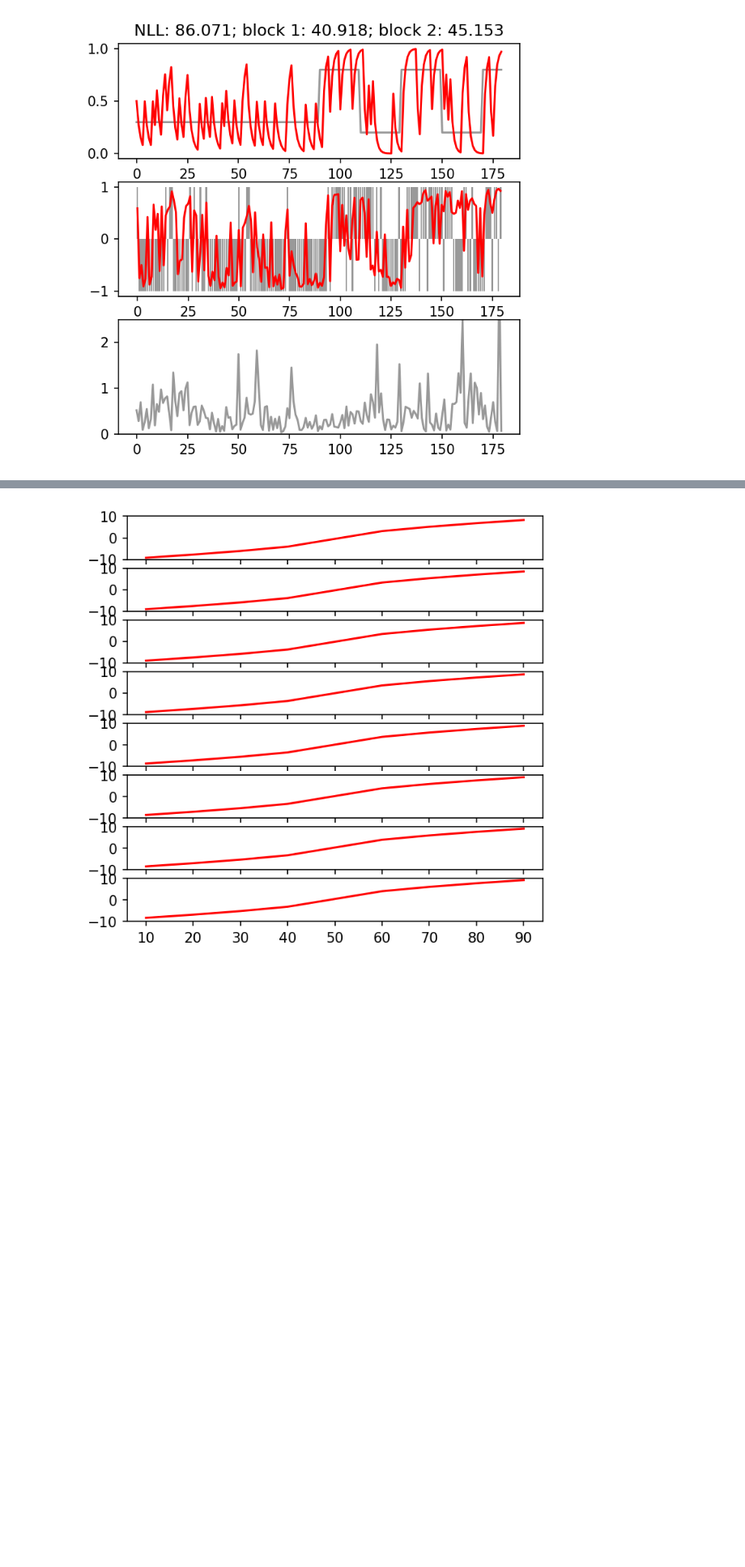
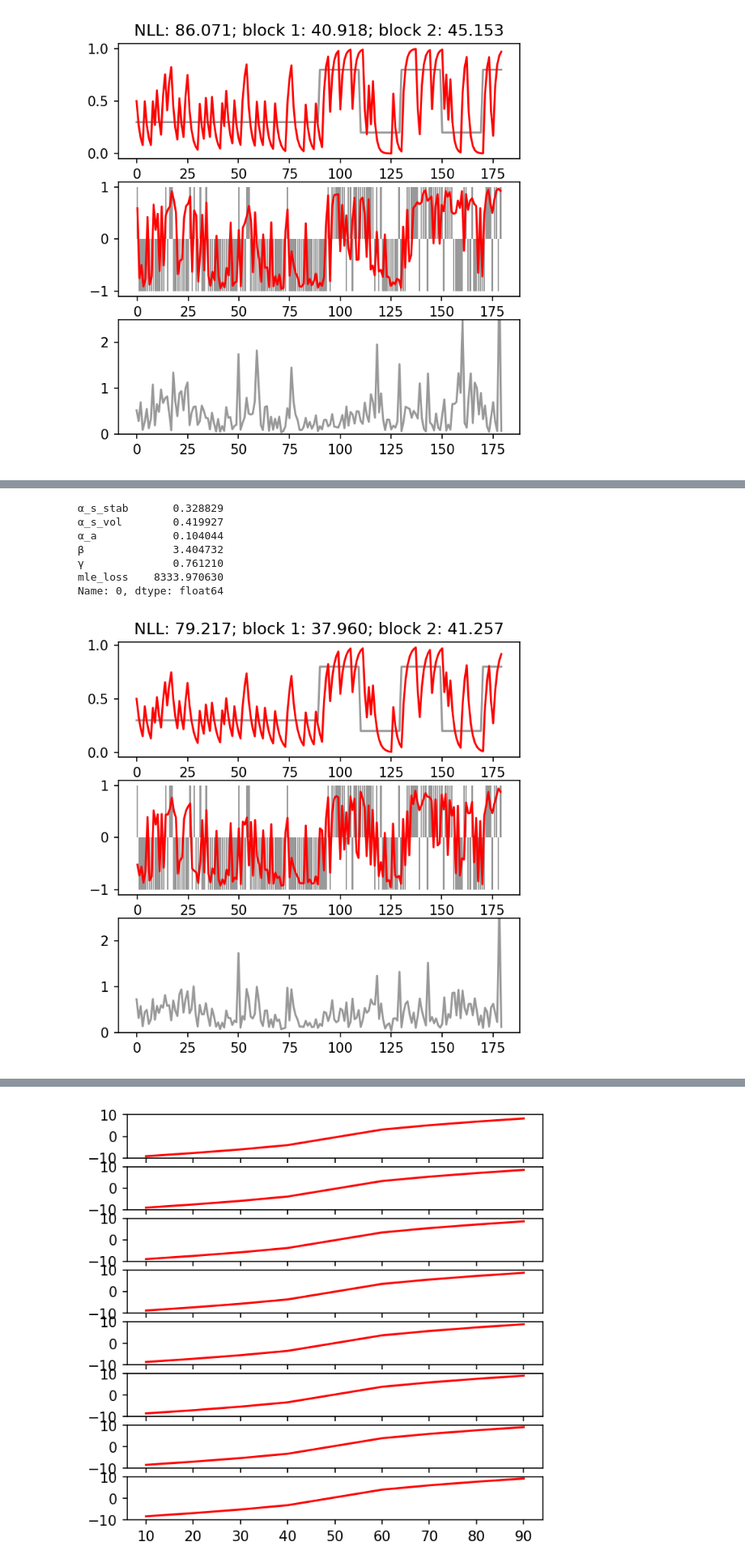
Before and after one commit to fangzefunny/vol-stab, a Jupyter notebook: sim-avg.ipynb, the cells around one changed output, grey strips where cells are left out. Shown at 81% size. Cells and saved outputs as stored; diff of their text form; code cells hidden in the pictures; blank space fills up the shorter version.

```diff
--- a/sim-avg.ipynb
+++ b/sim-avg.ipynb
@@ -123,0 +124,11 @@ Name: 0, dtype: float64
+# %%
+plot_sim(sim( 'RRmodel_f2', sub_id, seed=1234))
+# %% [output]
+α_s_stab       0.328829
+α_s_vol        0.419927
+α_a            0.104044
+β              3.404732
+γ              0.761210
+mle_loss    8333.970630
+Name: 0, dtype: float64
+[figure, added]
```
Also changed, not shown: parts of 6 cells of this notebook, 6 other files.
